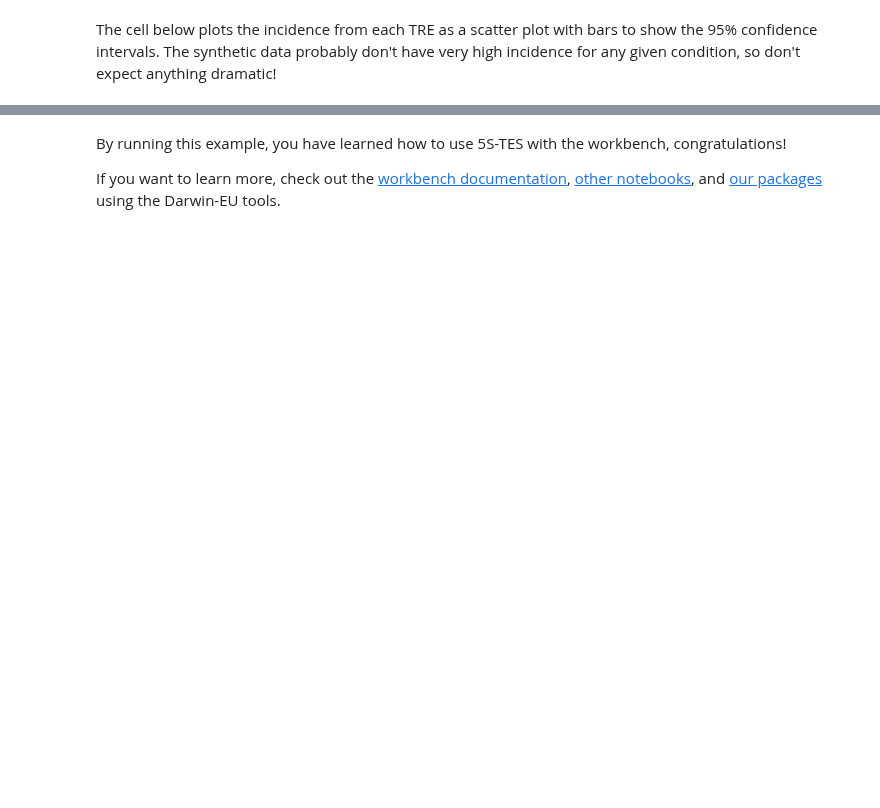
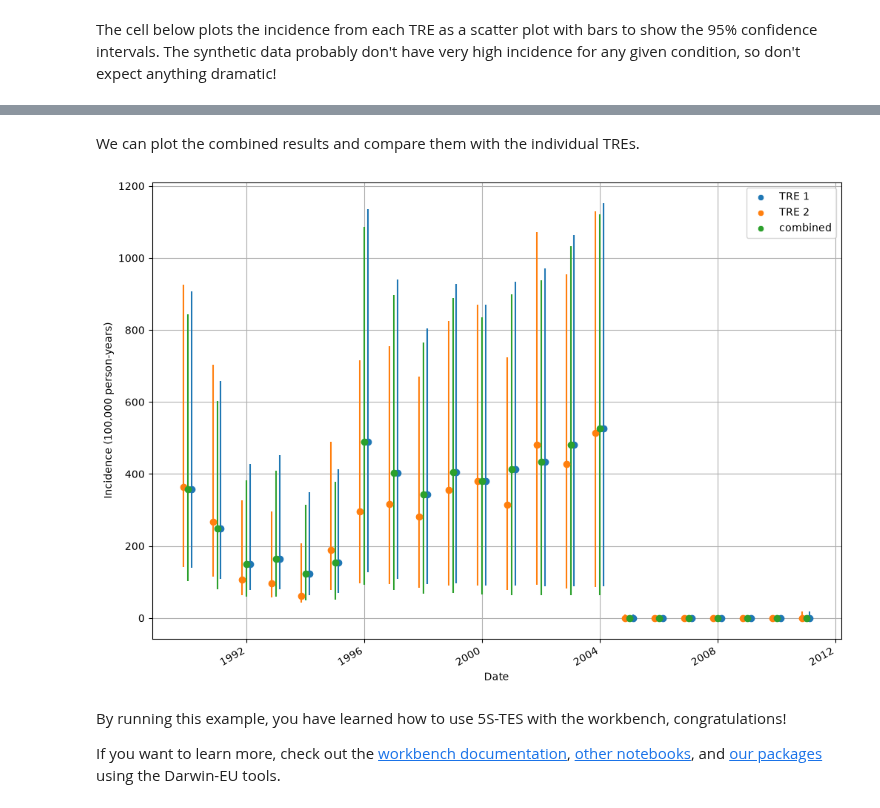
Before and after one commit to Health-Informatics-UoN/5s-TES-notebooks, a Jupyter notebook: Darwin-EU/OHDSI workshop Incidence Prevalence.ipynb, the cells around one changed output, grey strips where cells are left out. Cells and saved outputs as stored; diff of their text form; code cells hidden in the pictures; blank space fills up the shorter version.

```diff
--- a/Darwin-EU/OHDSI workshop Incidence Prevalence.ipynb
+++ b/Darwin-EU/OHDSI workshop Incidence Prevalence.ipynb
@@ -136,3 +187,17 @@ plot_incidence_results(incidence_results)
+# %% [markdown]
+We can plot the combined results and compare them with the individual TREs.
+# %%
+plot, ax = plt.subplots(figsize=(12, 8))
+
+plot_jittered(incidence_results["Nottingham TRE 01"], ax=ax)
+plot_jittered(incidence_results["Nottingham TRE 02"], offset_weeks=-8, ax=ax)
+overall_incidence_result.plot_incidence(axes=ax)
+
+ax.legend(["TRE 1", "TRE 2", "combined"])
+
+plt.show()
+# %% [output]
+[figure, added]
 # %% [markdown]
 By running this example, you have learned how to use 5S-TES with the workbench, congratulations!
 
```
Also changed, not shown: parts of 10 cells of this notebook, 7 other files.
